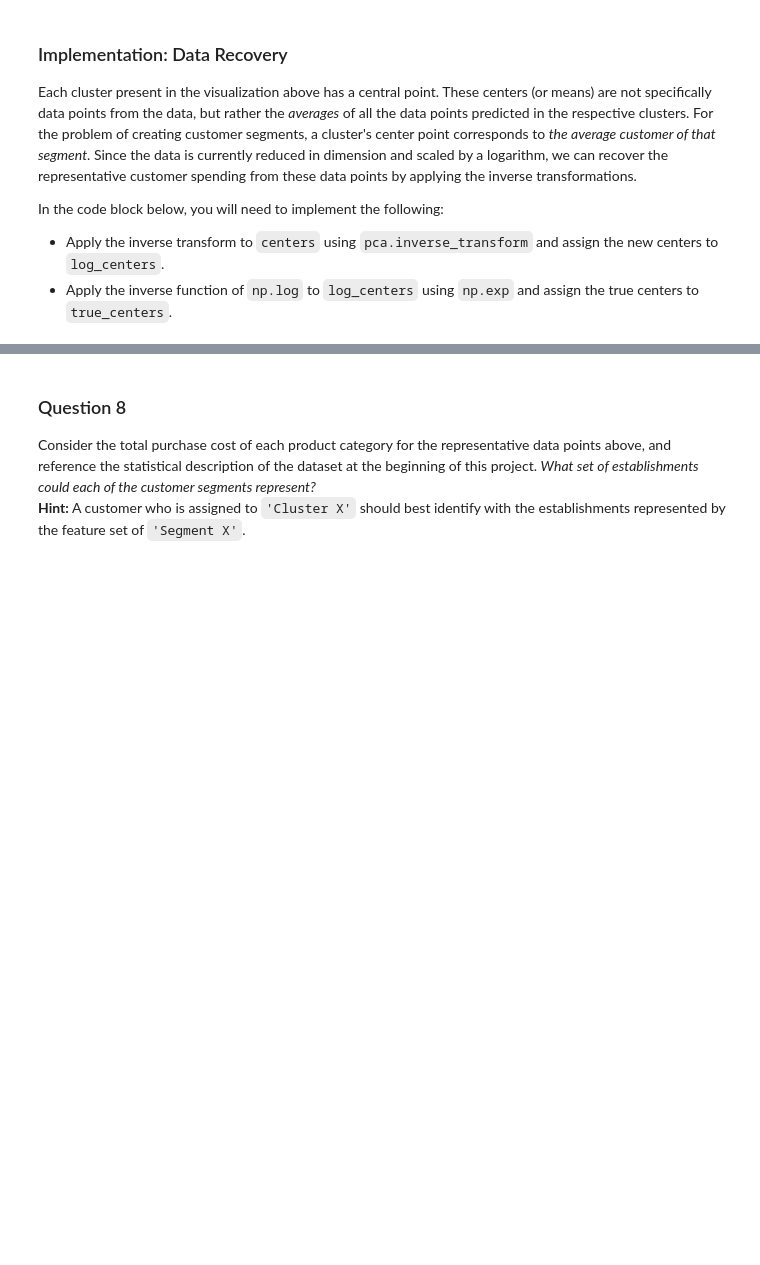
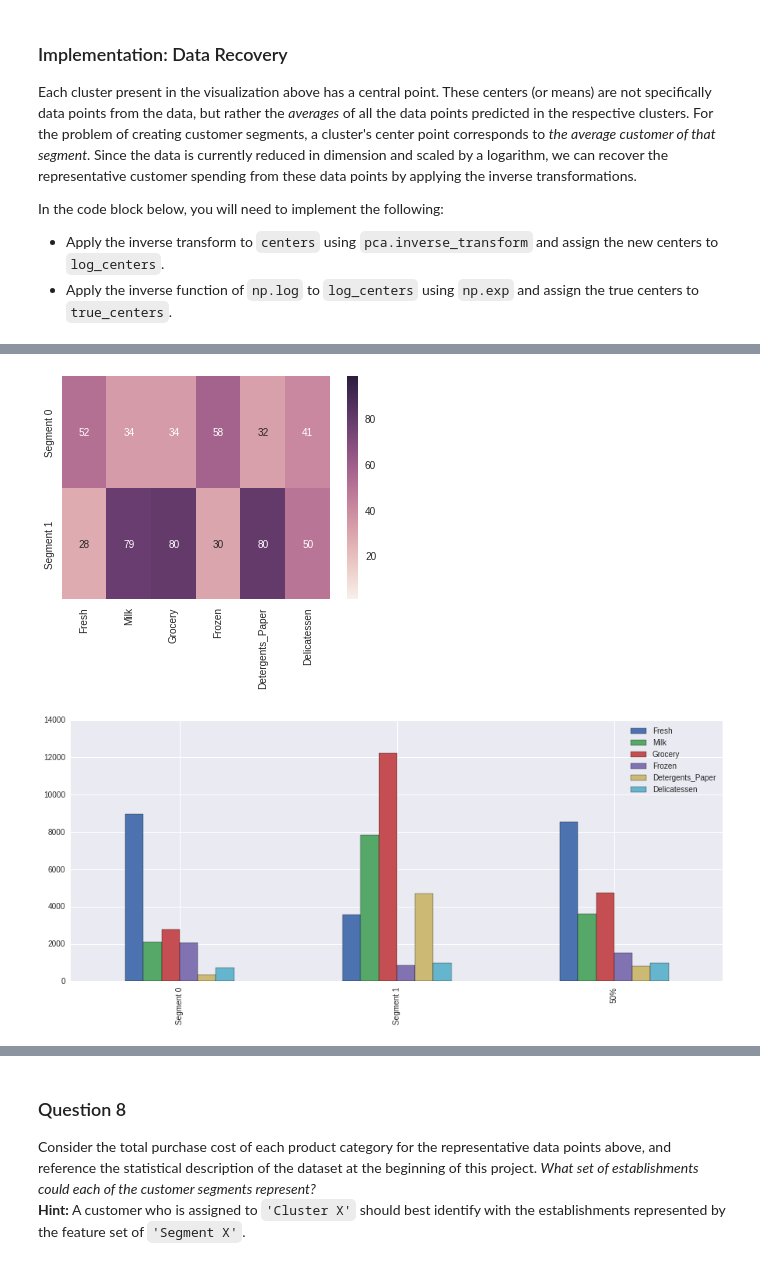
Before and after one commit to afcarl/Udacity-MLND-Project3, a Jupyter notebook: customer_segments.ipynb, the cells around one changed output, grey strips where cells are left out. Cells and saved outputs as stored; diff of their text form; code cells hidden in the pictures; blank space fills up the shorter version.

```diff
--- a/customer_segments.ipynb
+++ b/customer_segments.ipynb
@@ -1087,13 +1109,21 @@ In the code block below, you will need to implement the following:
  - Apply the inverse function of `np.log` to `log_centers` using `np.exp` and assign the true centers to `true_centers`.
 # %%
 # TODO: Inverse transform the centers
-gmm_log_centers = pca.inverse_transform(gmm_centers)
+gmm_log_centers_Tukey = all_pca['Tukey'].inverse_transform(all_gmm_centers['Tukey'])
+gmm_log_centers_iForest = all_pca['iForest'].inverse_transform(all_gmm_centers['iForest'])
 
 # TODO: Exponentiate the centers
-gmm_true_centers = np.exp(gmm_log_centers)
+gmm_true_centers_Tukey = np.exp(gmm_log_centers_Tukey)
+gmm_true_centers_iForest = np.exp(gmm_log_centers_iForest)
 
 # Display the true centers
-gmm_segments = ['Segment {}'.format(i) for i in range(0,len(gmm_centers))]
-gmm_true_centers = pd.DataFrame(np.round(gmm_true_centers), columns = data.keys())
-gmm_true_centers.index = gmm_segments
-display(gmm_true_centers)
+gmm_segments_Tukey = ['Segment {}'.format(i) for i in range(0,len(all_gmm_centers['Tukey']))]
+gmm_segments_iForest = ['Segment {}'.format(i) for i in range(0,len(all_gmm_centers['iForest']))]
+gmm_true_centers_Tukey = pd.DataFrame(np.round(gmm_true_centers_Tukey), columns = data.keys())
+gmm_true_centers_iForest = pd.DataFrame(np.round(gmm_true_centers_iForest), columns = data.keys())
+
+gmm_true_centers_Tukey.index = gmm_segments_Tukey
+gmm_true_centers_iForest.index = gmm_segments_iForest
+
+display(gmm_true_centers_Tukey)
+display(gmm_true_centers_iForest)
@@ -1099,0 +1137,31 @@ display(gmm_true_centers)
+# %%
+# First, calculate the percentile ranks of the whole dataset.
+good_data_Tukey = all_good_data['Tukey'].copy()
+good_data_iForest = all_good_data['iForest'].copy()
+
+good_data_Tukey = np.exp(good_data_Tukey)
+good_data_iForest = np.exp(good_data_iForest)
+
+good_data_Tukey_plus_centers = good_data_Tukey.append(gmm_true_centers_Tukey)
+good_data_iForest_plus_centers = good_data_iForest.append(gmm_true_centers_iForest)
+
+
+percentiles_Tukey = good_data_Tukey_plus_centers.rank(pct=True)
+percentiles_iForest = good_data_iForest_plus_centers.rank(pct=True)
+
+# Then, round it up, and multiply by 100
+percentiles_Tukey = 100*percentiles_Tukey.round(decimals=3)
+percentiles_iForest = 100*percentiles_iForest.round(decimals=3)
+
+# Select the indices you chose from the percentiles dataframe
+percentiles_Tukey = percentiles_Tukey.loc[['Segment 0', 'Segment 1']]
+percentiles_iForest = percentiles_iForest.loc[['Segment 0', 'Segment 1']]
+
+# Now, create the heat map using the seaborn library
+_ = sns.heatmap(percentiles_Tukey, vmin=1, vmax=99, annot=True)
+
+true_centers = gmm_true_centers_Tukey.append(good_data_Tukey.describe().loc['50%'])
+_ = true_centers.plot(kind='bar', figsize=(15,6))
+# %% [output]
+[figure, added]
+[figure, added]
```
Also changed, not shown: parts of 18 cells of this notebook.
